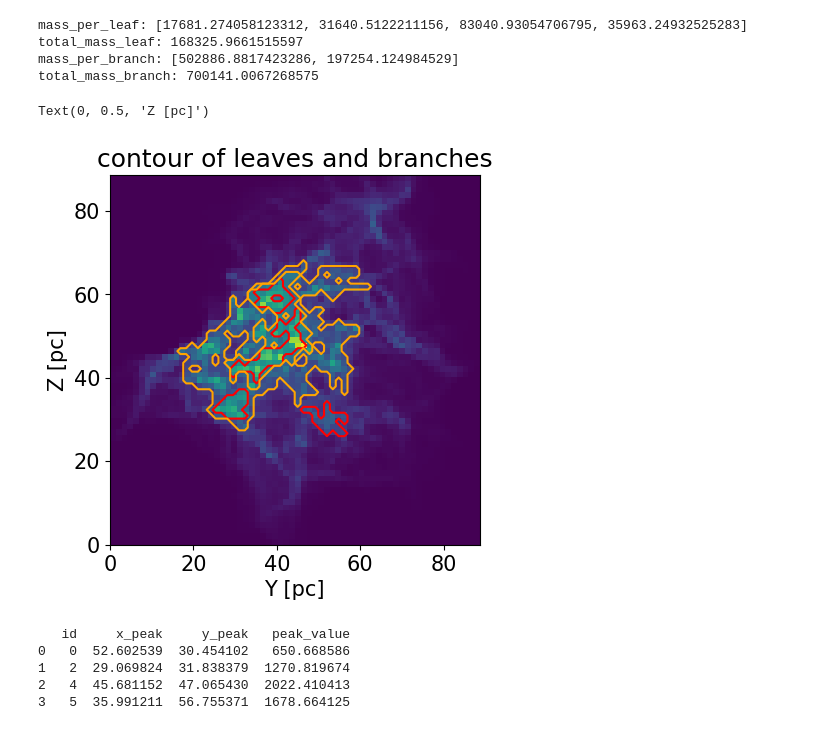
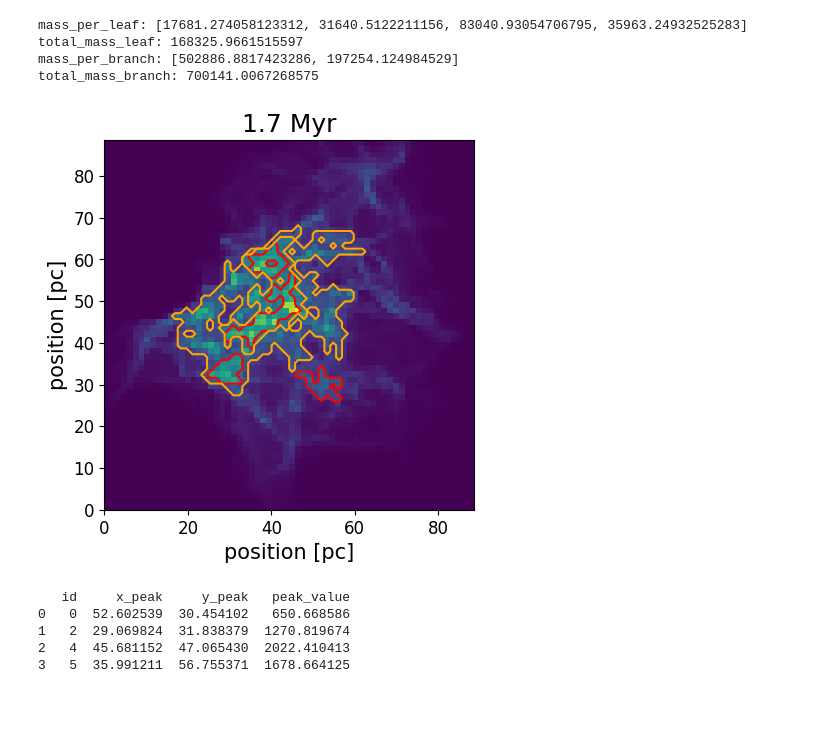
Before and after one commit to kotora260/StarGen, a Jupyter notebook: dendro2D_2200.ipynb, the cells around one changed output. Drawn from its saved outputs; the diff is of its cells as text; code cells hidden in the pictures; blank space fills up the shorter version.

```diff
--- a/dendro2D_2200.ipynb
+++ b/dendro2D_2200.ipynb
@@ -116,25 +116,25 @@ total_mass_branch: 700141.0067268575
 # %%
 # plot the contour
 
 fig = plt.figure()
 ax = fig.add_subplot(1, 1, 1)
-ax.imshow(int_map_2200, extent=extent, origin='lower')
+im = ax.imshow(int_map_2200, extent=extent, origin='lower')
 
 p = dendro_2200.plotter()
 
 for index_leaf in leaf_indices:
     p.plot_contour(ax, extent=extent, structure=index_leaf, colors='red')
 for index_branch in branch_indices:
     p.plot_contour(ax, extent=extent, structure=index_branch, colors='orange')
 
-plt.title("contour of leaves and branches")
-plt.xlabel('Y [pc]')
-plt.ylabel('Z [pc]')
+ax.set_title("1.7 Myr")
+ax.set_xlabel('position [pc]')
+ax.set_ylabel('position [pc]')
+plt.tick_params(labelsize=12)
 
-#plt.savefig("dendro_2200_contour")
+plt.savefig("dendro_2200_contour")
 # %% [output]
-Text(0, 0.5, 'Z [pc]')
-[figure, old version]
+[figure, new version]
 # %%
 # make peaks list
 
```
Also changed, not shown: 7 other files.
